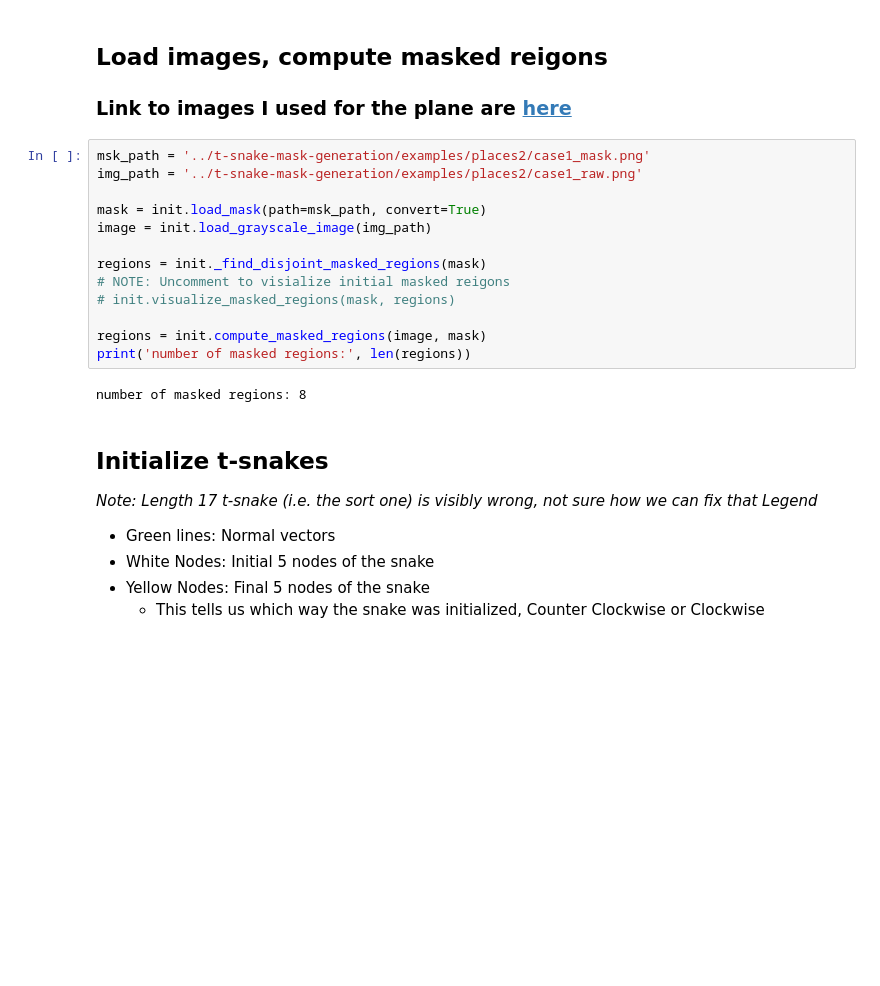
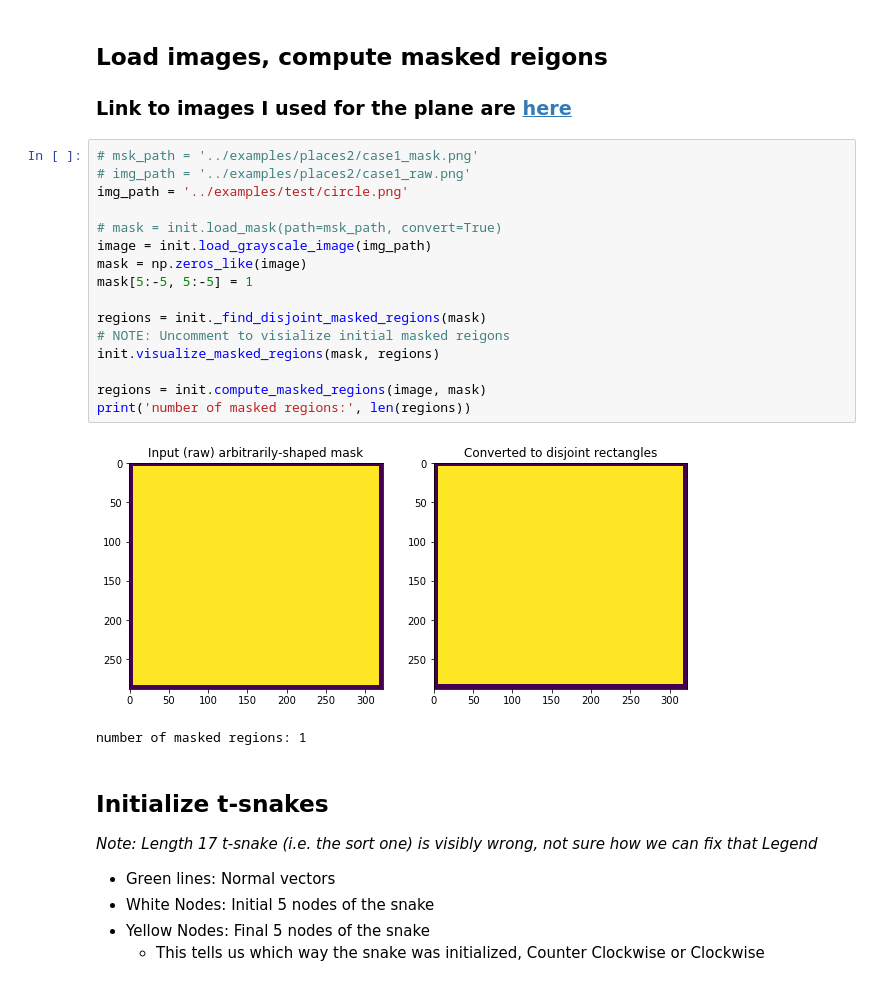
Before and after one commit to CS269-Capstone/t-snake-mask-generation, a Jupyter notebook: notebooks/Snake-Evolution-Tests.ipynb, the cells around one changed output. Saved outputs shown, nothing was run; the diff lists cells and outputs as text; blank space fills up the shorter version.

```diff
--- a/notebooks/Snake-Evolution-Tests.ipynb
+++ b/notebooks/Snake-Evolution-Tests.ipynb
@@ -15,20 +15,24 @@ from tsnake.utils import dist, seg_intersect
 ## Load images, compute masked reigons
 ### Link to images I used for the plane are [here](https://drive.google.com/open?id=1TK6rc-USD4KKI0Bss_B6r4l13oAD2uqG)
 # %%
-msk_path = '../t-snake-mask-generation/examples/places2/case1_mask.png'
-img_path = '../t-snake-mask-generation/examples/places2/case1_raw.png'
+# msk_path = '../examples/places2/case1_mask.png'
+# img_path = '../examples/places2/case1_raw.png'
+img_path = '../examples/test/circle.png'
 
-mask = init.load_mask(path=msk_path, convert=True)
+# mask = init.load_mask(path=msk_path, convert=True)
 image = init.load_grayscale_image(img_path)
+mask = np.zeros_like(image)
+mask[5:-5, 5:-5] = 1
 
 regions = init._find_disjoint_masked_regions(mask)
 # NOTE: Uncomment to visialize initial masked reigons
-# init.visualize_masked_regions(mask, regions)
+init.visualize_masked_regions(mask, regions)
 
 regions = init.compute_masked_regions(image, mask)
 print('number of masked regions:', len(regions))
 # %% [output]
+[figure, added]
-number of masked regions: 8
+number of masked regions: 1
 # %% [markdown]
 ## Initialize t-snakes
 _Note: Length 17 t-snake (i.e. the sort one) is visibly wrong, not sure how we can fix that_
```
Also changed, not shown: parts of 10 cells of this notebook, 4 other files.
